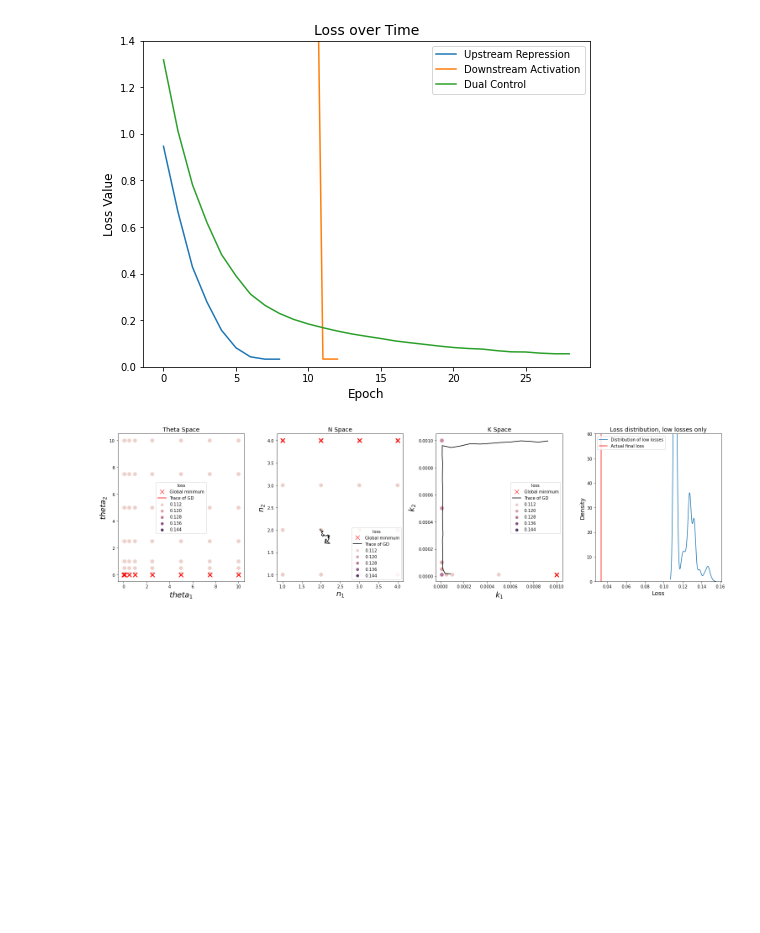
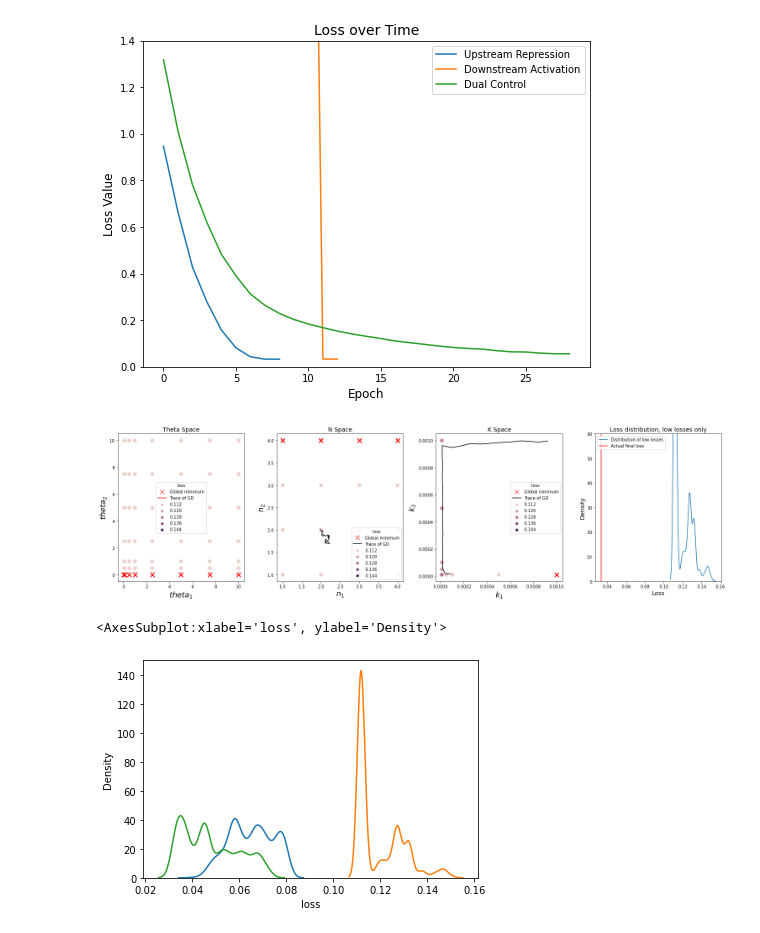
Before and after one commit to cjmerzbacher/msc-thesis, a Jupyter notebook: no_backprop_6D/ur_da_descent.ipynb, the cells around one changed output. Saved outputs shown, nothing was run; the diff lists cells and outputs as text; code cells hidden in the pictures; blank space fills up the shorter version.

```diff
--- a/no_backprop_6D/ur_da_descent.ipynb
+++ b/no_backprop_6D/ur_da_descent.ipynb
@@ -370,3 +370,29 @@ fig.tight_layout()
 fig.savefig('low_losses_exploration_with_trace_da.png')
 # %% [output]
 [figure]
+# %%
+true_landscape = pd.read_csv('../6d_loss_landscape/ur_landscape_sundials.csv')
+
+landscape = true_landscape.loc[true_landscape.theta1 != 100].loc[true_landscape.theta2 != 100]
+min_loss = landscape.loss.min()
+tolerance = 0.04
+
+low_loss_ur = landscape.loc[landscape.loss < min_loss + tolerance]
+
+true_landscape = pd.read_csv('../6d_loss_landscape/da_landscape_sundials.csv')
+landscape = true_landscape.loc[true_landscape.theta1 != 100].loc[true_landscape.theta2 != 100]
+min_loss = landscape.loss.min()
+low_loss_da = landscape.loc[landscape.loss < min_loss + tolerance]
+
+true_landscape = pd.read_csv('../6d_loss_landscape/6d_landscape_sundials.csv')
+landscape = true_landscape.loc[true_landscape.theta1 != 100].loc[true_landscape.theta2 != 100]
+min_loss = landscape.loss.min()
+low_loss_dc = landscape.loc[landscape.loss < min_loss + tolerance]
+# %%
+endpoint = 'Loss distribution, low losses only'
+sns.kdeplot(low_loss_dc.loss, label='Dual Control')
+sns.kdeplot(low_loss_da.loss, label='Downstream Activation')
+sns.kdeplot(low_loss_ur.loss, label='Upstream Repression')
+# %% [output]
+<AxesSubplot:xlabel='loss', ylabel='Density'>
+[figure, added]
```
Also changed, not shown: 7 other files.
